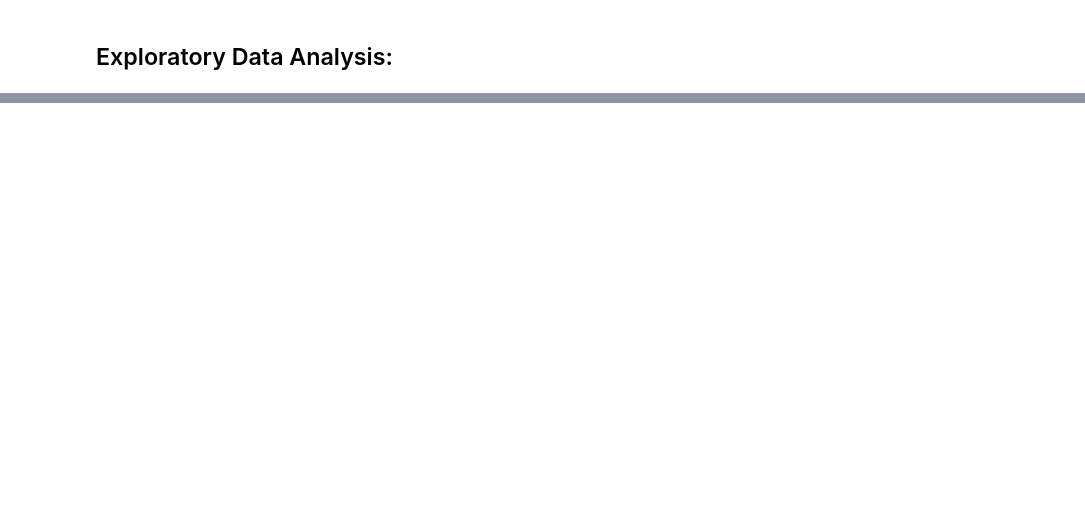
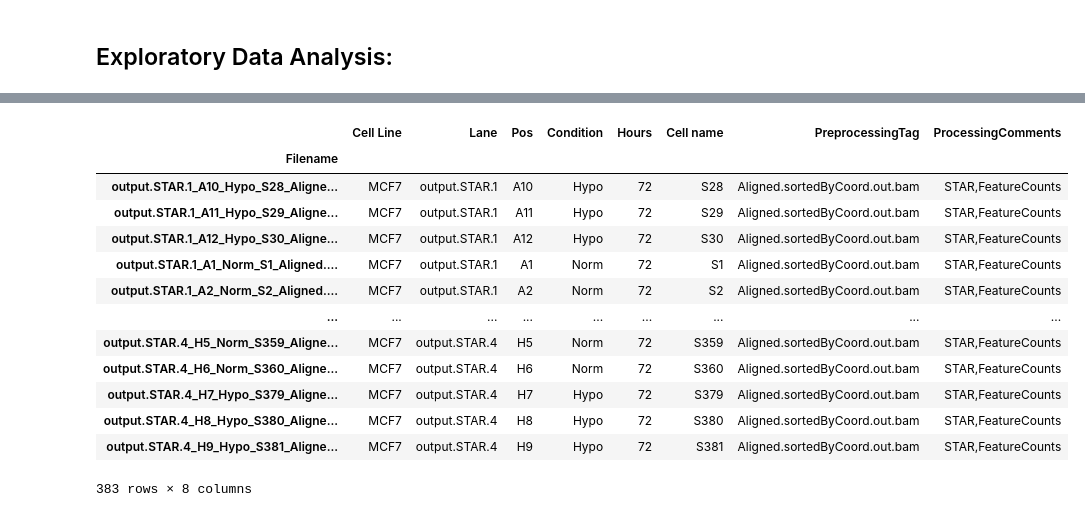
Before and after one commit to AliEmreSenel/BAIAILabProject2024, a Jupyter notebook: Final_Report.ipynb, the cells around one changed output, grey strips where cells are left out. Cells and saved outputs as stored; diff of their text form; code cells hidden in the pictures; blank space fills up the shorter version.

```diff
--- a/Final_Report.ipynb
+++ b/Final_Report.ipynb
@@ -29,0 +58,4 @@ Our work will be divided into 3 main sections:
+# %%
+df_meta = pd.read_csv("Data/SmartSeq/MCF7_SmartS_MetaData.tsv",delimiter="\t",engine='python',index_col=0)
+print("Dataframe dimensions:", np.shape(df_meta))
+print("First column: ", df_meta.iloc[ : , 0])
@@ -29,0 +77,17 @@ Our work will be divided into 3 main sections:
+# %%
+df_meta
+# %% [output]
+|  | Cell Line | Lane | Pos | Condition | Hours | Cell name | PreprocessingTag | ProcessingComments |
+| Filename |  |  |  |  |  |  |  |  |
+| output.STAR.1_A10_Hypo_S28_Aligne... | MCF7 | output.STAR.1 | A10 | Hypo | 72 | S28 | Aligned.sortedByCoord.out.bam | STAR,FeatureCounts |
+| output.STAR.1_A11_Hypo_S29_Aligne... | MCF7 | output.STAR.1 | A11 | Hypo | 72 | S29 | Aligned.sortedByCoord.out.bam | STAR,FeatureCounts |
+| output.STAR.1_A12_Hypo_S30_Aligne... | MCF7 | output.STAR.1 | A12 | Hypo | 72 | S30 | Aligned.sortedByCoord.out.bam | STAR,FeatureCounts |
+| output.STAR.1_A1_Norm_S1_Aligned.... | MCF7 | output.STAR.1 | A1 | Norm | 72 | S1 | Aligned.sortedByCoord.out.bam | STAR,FeatureCounts |
+| output.STAR.1_A2_Norm_S2_Aligned.... | MCF7 | output.STAR.1 | A2 | Norm | 72 | S2 | Aligned.sortedByCoord.out.bam | STAR,FeatureCounts |
+| ... | ... | ... | ... | ... | ... | ... | ... | ... |
+| output.STAR.4_H5_Norm_S359_Aligne... | MCF7 | output.STAR.4 | H5 | Norm | 72 | S359 | Aligned.sortedByCoord.out.bam | STAR,FeatureCounts |
+| output.STAR.4_H6_Norm_S360_Aligne... | MCF7 | output.STAR.4 | H6 | Norm | 72 | S360 | Aligned.sortedByCoord.out.bam | STAR,FeatureCounts |
+| output.STAR.4_H7_Hypo_S379_Aligne... | MCF7 | output.STAR.4 | H7 | Hypo | 72 | S379 | Aligned.sortedByCoord.out.bam | STAR,FeatureCounts |
+| output.STAR.4_H8_Hypo_S380_Aligne... | MCF7 | output.STAR.4 | H8 | Hypo | 72 | S380 | Aligned.sortedByCoord.out.bam | STAR,FeatureCounts |
+| output.STAR.4_H9_Hypo_S381_Aligne... | MCF7 | output.STAR.4 | H9 | Hypo | 72 | S381 | Aligned.sortedByCoord.out.bam | STAR,FeatureCounts |
+383 rows × 8 columns
```
Also changed, not shown: parts of 23 cells of this notebook.
